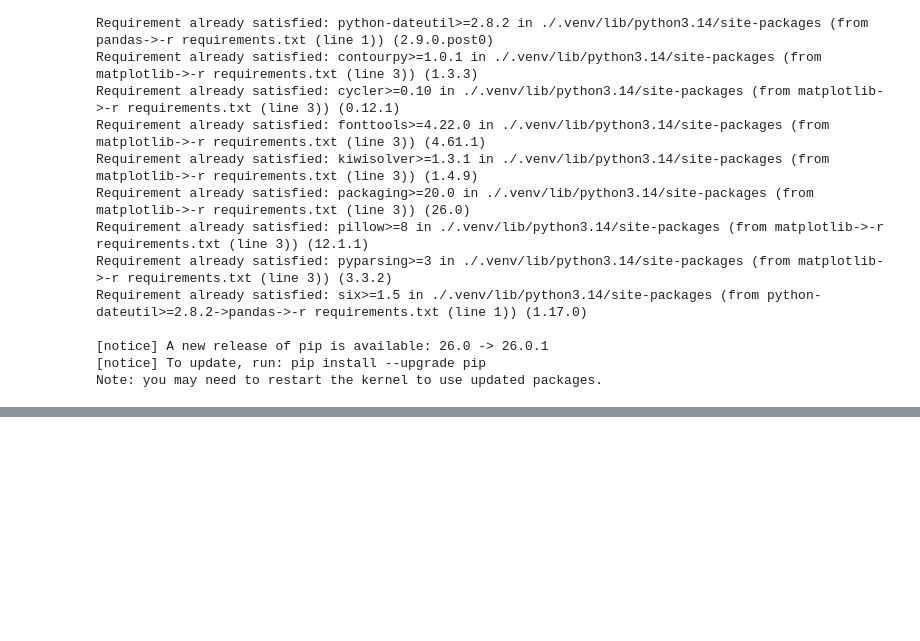
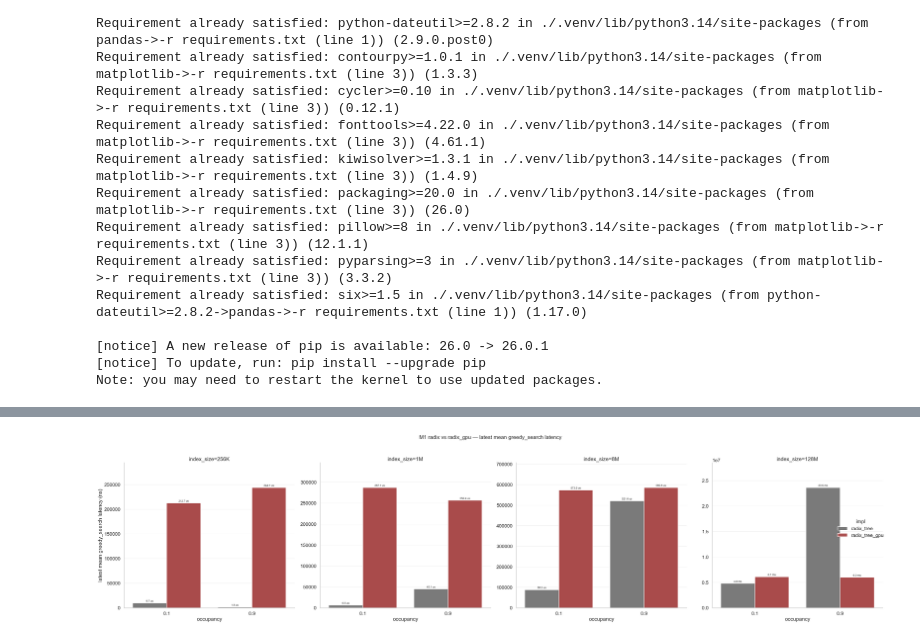
Before and after one commit to econic-ai/index-collection, a Jupyter notebook: radix/analysis/m1_radix+gpu.ipynb, the cells around one changed output, grey strips where cells are left out. Drawn from its saved outputs; the diff is of its cells as text; code cells hidden in the pictures; blank space fills up the shorter version.

```diff
--- a/radix/analysis/m1_radix+gpu.ipynb
+++ b/radix/analysis/m1_radix+gpu.ipynb
@@ -221,0 +222,77 @@ display(
+# %%
+import seaborn as sns
+import matplotlib.pyplot as plt
+
+sns.set_theme(style="whitegrid", context="talk")
+
+# Compare latest mean greedy_search latency for radix vs radix_gpu.
+# Note: CSV op name is `contains_greedy`.
+op_name = "contains_greedy"
+display_name = "greedy_search"
+
+plot_df = df[(df["op"] == op_name) & (df["metric"] == "mean") & (df["unit"] == "ns")].copy()
+plot_df = plot_df[plot_df["impl"].isin(["radix_tree", "radix_tree_gpu"])].copy()
+
+target_occupancies = [0.10, 0.90]
+plot_df = plot_df[plot_df["occupancy"].isin(target_occupancies)].copy()
+
+if plot_df.empty:
+    raise ValueError(f"No m1 {op_name} mean/ns rows found for radix_tree vs radix_tree_gpu at occupancies 0.10/0.90")
+
+latest = (
+    plot_df.sort_values(["timestamp", "impl", "index_size", "occupancy"])
+    .drop_duplicates(["impl", "index_size", "occupancy"], keep="last")
+)
+
+size_order_hint = ["256K", "1M", "8M", "128M"]
+index_sizes = [s for s in size_order_hint if s in latest["index_size"].unique()]
+index_sizes += [s for s in sorted(latest["index_size"].unique()) if s not in index_sizes]
+
+latest["index_size"] = pd.Categorical(latest["index_size"], categories=index_sizes, ordered=True)
+latest["impl"] = pd.Categorical(latest["impl"], categories=["radix_tree", "radix_tree_gpu"], ordered=True)
+
+palette = {"radix_tree": "#7a7a7a", "radix_tree_gpu": "#b93b3b"}
+
+g = sns.catplot(
+    data=latest.sort_values(["index_size", "occupancy", "impl"]),
+    kind="bar",
+    x="occupancy",
+    y="value",
+    hue="impl",
+    col="index_size",
+    sharey=False,
+    height=8.8,
+    aspect=1,
+    palette=palette,
+    errorbar=None,
+)
+
+g.set_titles(col_template="index_size={col_name}")
+g.set_axis_labels("occupancy", f"latest mean {display_name} latency (ns)")
+
+def human_latency(ns):
+    if pd.isna(ns):
+        return "-"
+    ns = float(ns)
+    if ns < 1_000:
+        return f"{ns:.1f} ns"
+    if ns < 1_000_000:
+        return f"{ns/1_000:.1f} us"
+    if ns < 1_000_000_000:
+        return f"{ns/1_000_000:.1f} ms"
+    return f"{ns/1_000_000_000:.2f} s"
+
+for ax in g.axes.flat:
+    for container in ax.containers:
+        labels = [human_latency(v) if not pd.isna(v) else "" for v in container.datavalues]
+        ax.bar_label(container, labels=labels, padding=2, fontsize=9)
+
+    y0, y1 = ax.get_ylim()
+    ax.set_ylim(0, y1 * 1.15)
+    ax.grid(True, axis="y", alpha=0.25)
+
+plt.suptitle(f"M1 radix vs radix_gpu — latest mean {display_name} latency", y=1.03, fontsize=18)
+plt.tight_layout()
+plt.show()
+# %% [output]
+[figure, added]
```
Also changed, not shown: parts of 11 cells of this notebook, 4 other files.
